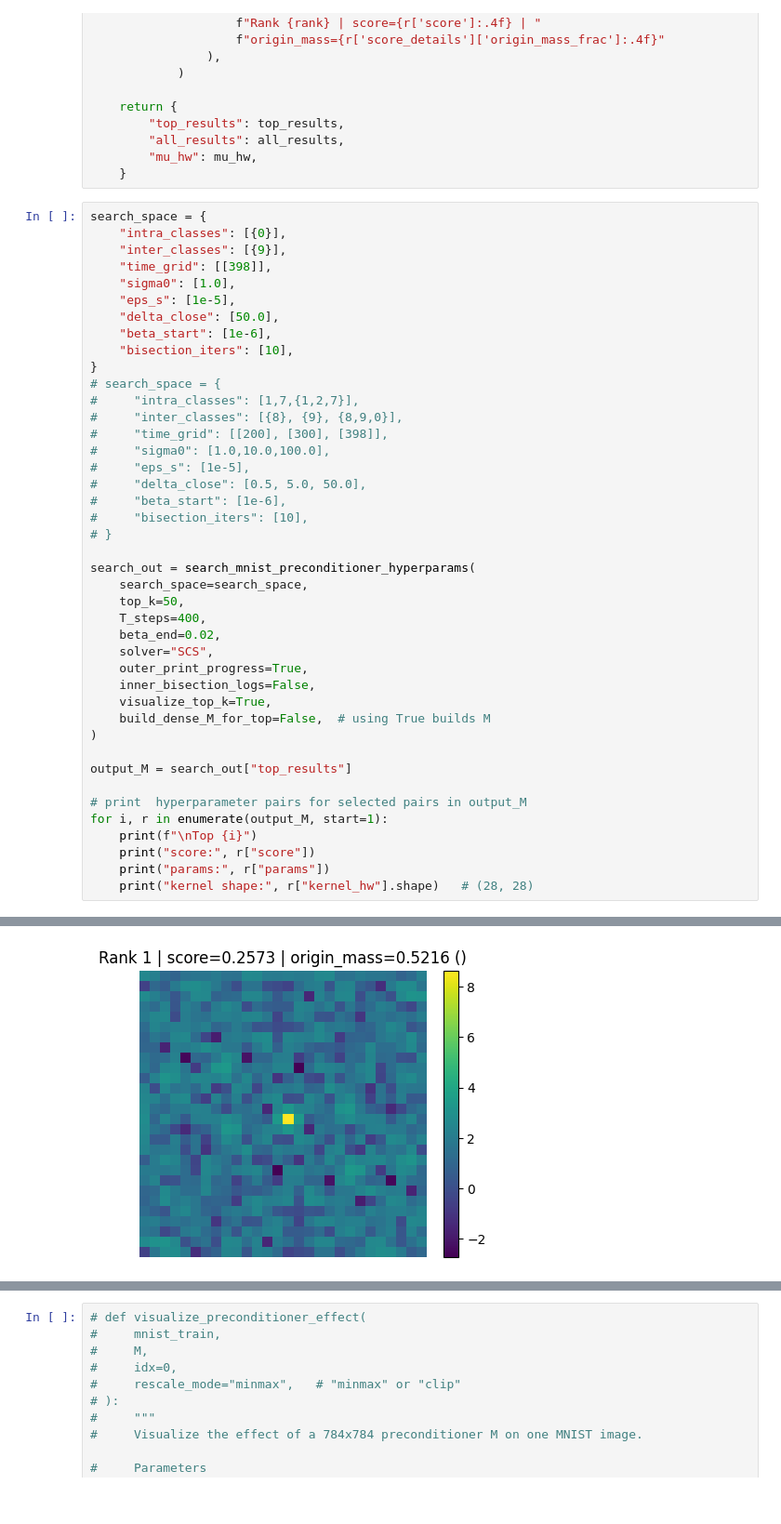
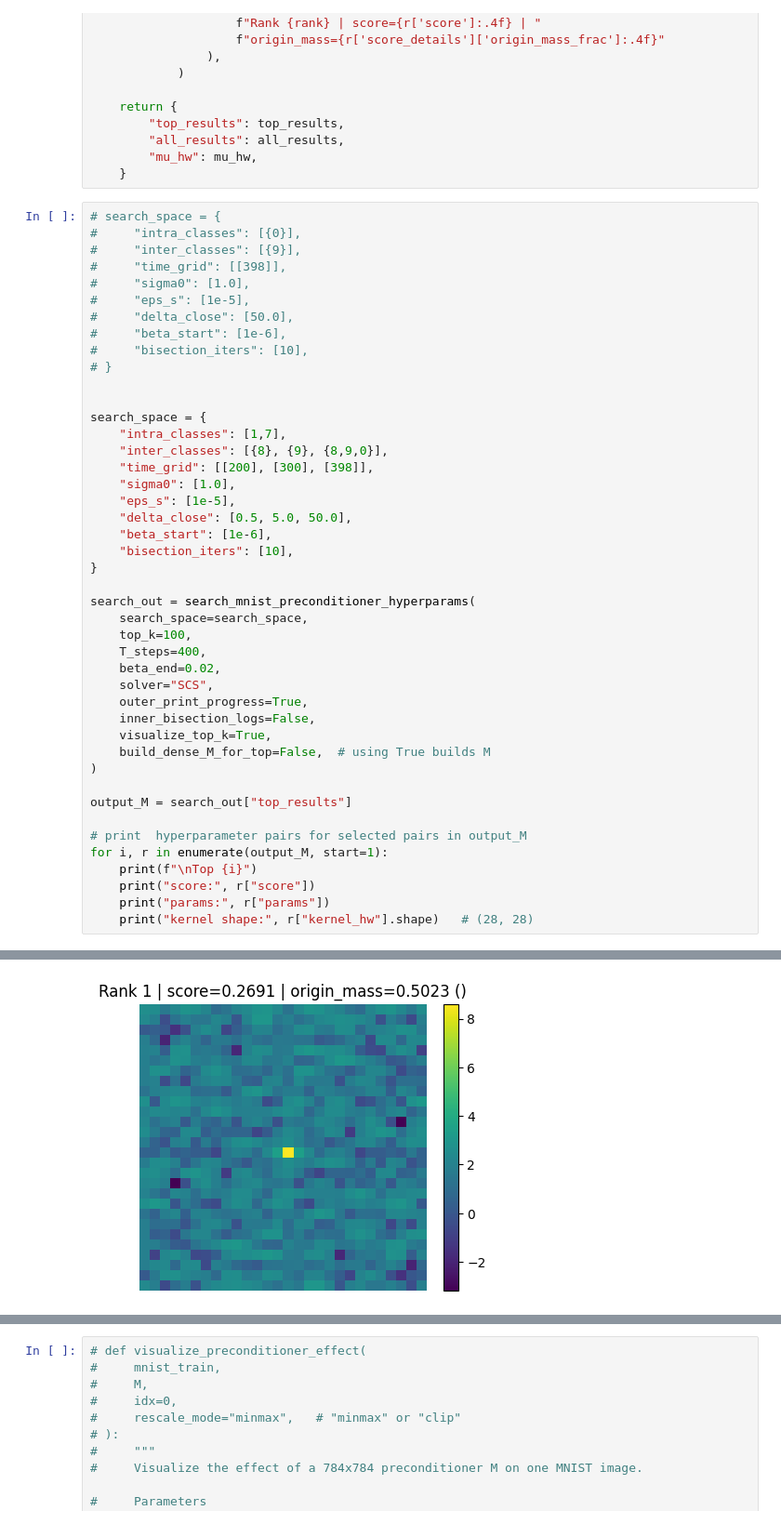
Before and after one commit to peter-w-hoffman/mapped_diffusion, a Jupyter notebook: M_solver.ipynb, the cells around one changed output, grey strips where cells are left out. Shown at 93% size. Cells and saved outputs as stored; diff of their text form.

Commit message:
changes to plotting

```diff
--- a/M_solver.ipynb
+++ b/M_solver.ipynb
@@ -836,30 +836,32 @@ def search_mnist_preconditioner_hyperparams(
         "mu_hw": mu_hw,
     }
 # %%
-search_space = {
-    "intra_classes": [{0}],
-    "inter_classes": [{9}],
-    "time_grid": [[398]],
-    "sigma0": [1.0],
-    "eps_s": [1e-5],
-    "delta_close": [50.0],
-    "beta_start": [1e-6],
-    "bisection_iters": [10],
-}
 # search_space = {
-#     "intra_classes": [1,7,{1,2,7}],
-#     "inter_classes": [{8}, {9}, {8,9,0}],
-#     "time_grid": [[200], [300], [398]],
-#     "sigma0": [1.0,10.0,100.0],
+#     "intra_classes": [{0}],
+#     "inter_classes": [{9}],
+#     "time_grid": [[398]],
+#     "sigma0": [1.0],
 #     "eps_s": [1e-5],
-#     "delta_close": [0.5, 5.0, 50.0],
+#     "delta_close": [50.0],
 #     "beta_start": [1e-6],
 #     "bisection_iters": [10],
 # }
 
+
+search_space = {
+    "intra_classes": [1,7],
+    "inter_classes": [{8}, {9}, {8,9,0}],
+    "time_grid": [[200], [300], [398]],
+    "sigma0": [1.0],
+    "eps_s": [1e-5],
+    "delta_close": [0.5, 5.0, 50.0],
+    "beta_start": [1e-6],
+    "bisection_iters": [10],
+}
+
 search_out = search_mnist_preconditioner_hyperparams(
     search_space=search_space,
-    top_k=50,
+    top_k=100,
     T_steps=400,
     beta_end=0.02,
     solver="SCS",
@@ -890,3 +900,3 @@ params       : {'intra_classes': {0}, 'inter_classes': {9}, 'time_grid': [398],
-[figure, old version]
+[figure, new version]
 ================================================================================
 Rank 2
```
Also changed, not shown: parts of 2 cells of this notebook, 10 other files.
